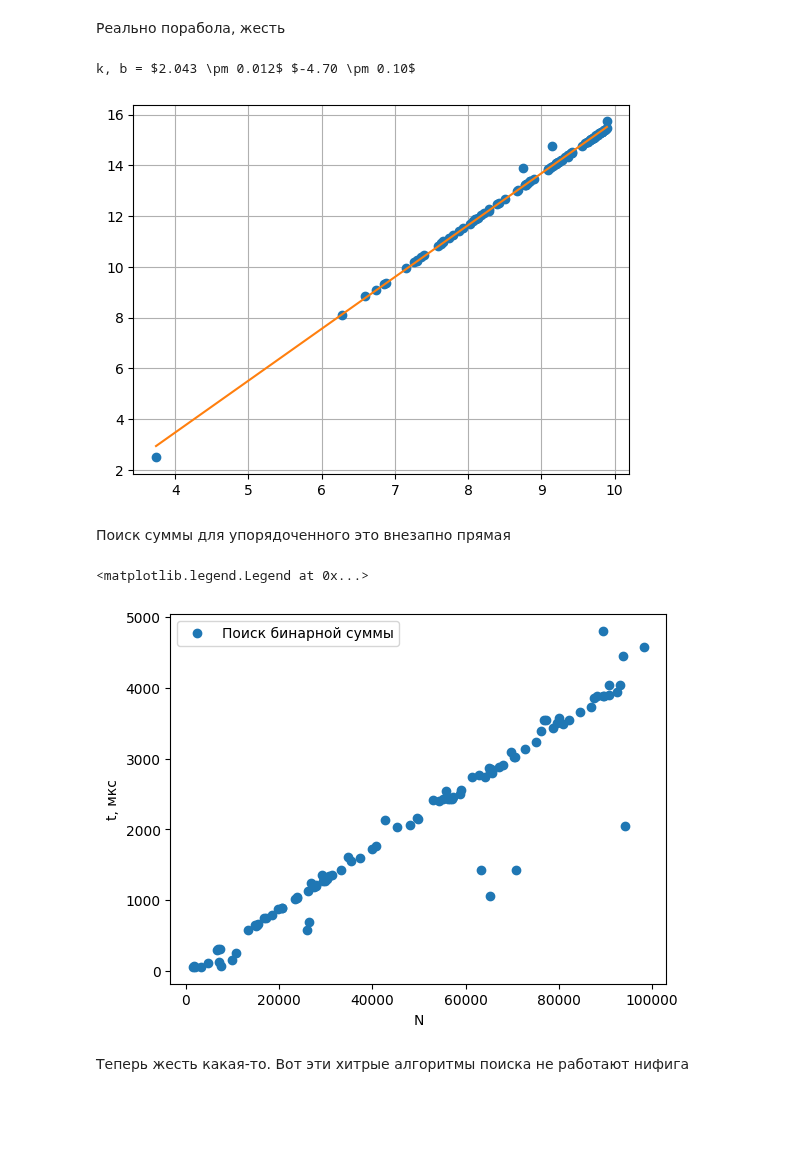
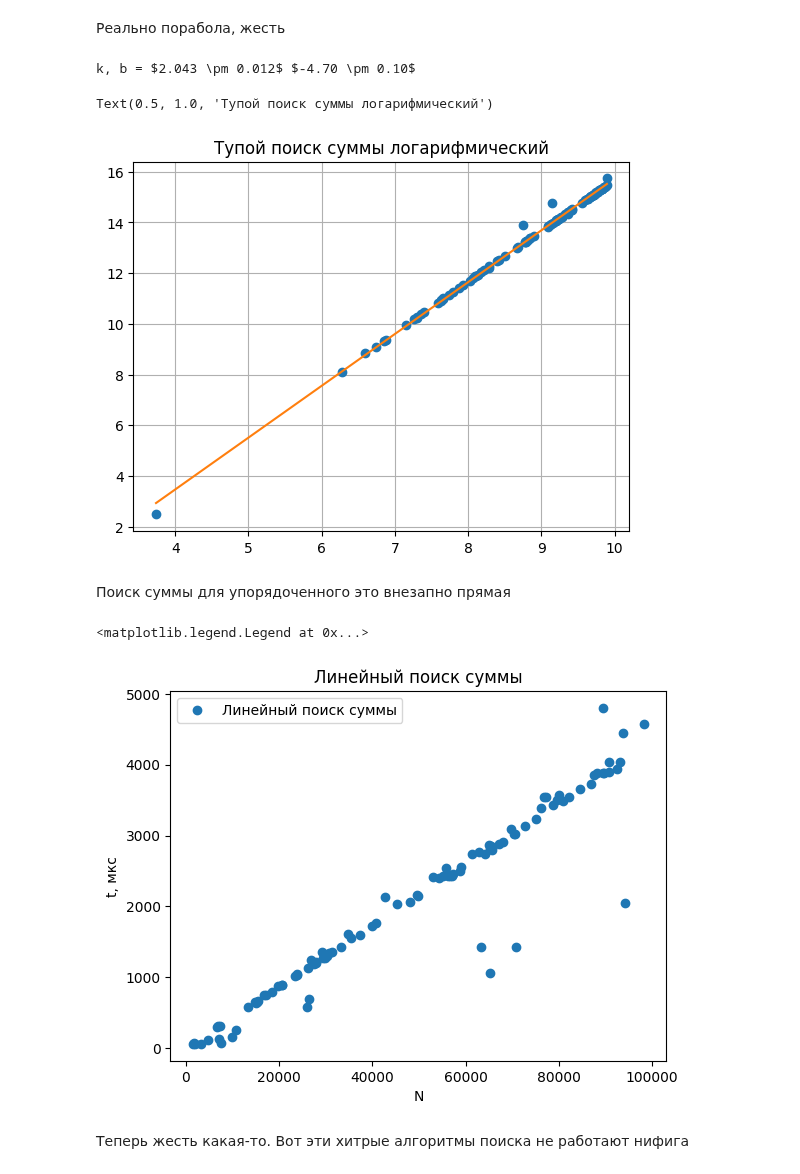
Before and after one commit to RedBrean/term2, a Jupyter notebook: cppLabs/python.ipynb, the cells around one changed output. Saved outputs shown, nothing was run; the diff lists cells and outputs as text; code cells hidden in the pictures; blank space fills up the shorter version.

```diff
--- a/cppLabs/python.ipynb
+++ b/cppLabs/python.ipynb
@@ -296,20 +301,23 @@ plt.legend()
 Реально порабола, жесть
 # %%
 k, b = linearcalc(np.log(data_sum["N"]), np.log(data_sum["t"]), 10)
+plt.title("Тупой поиск суммы логарифмический")
 # %% [output]
 k, b = $2.043 \pm 0.012$ $-4.70 \pm 0.10$
+Text(0.5, 1.0, 'Тупой поиск суммы логарифмический')
-[figure, old version]
+[figure, new version]
 # %% [markdown]
 Поиск суммы для упорядоченного это внезапно прямая
 # %%
 plt.xlabel("N")
 plt.ylabel("t, мкс")
 data_sum_bin= pd.read_csv("sum_poisk_bin.csv")
-plt.plot(data_sum_bin["N"], data_sum_bin["t"], "o", label = "Поиск бинарной суммы")
+plt.plot(data_sum_bin["N"], data_sum_bin["t"], "o", label = "Линейный поиск суммы")
+plt.title("Линейный поиск суммы")
 plt.legend()
 # %% [output]
 <matplotlib.legend.Legend at 0x...>
-[figure, old version]
+[figure, new version]
 # %% [markdown]
 Теперь жесть какая-то. Вот эти хитрые алгоритмы поиска не работают нифига
 # %%
```
Also changed, not shown: parts of 5 cells of this notebook.
